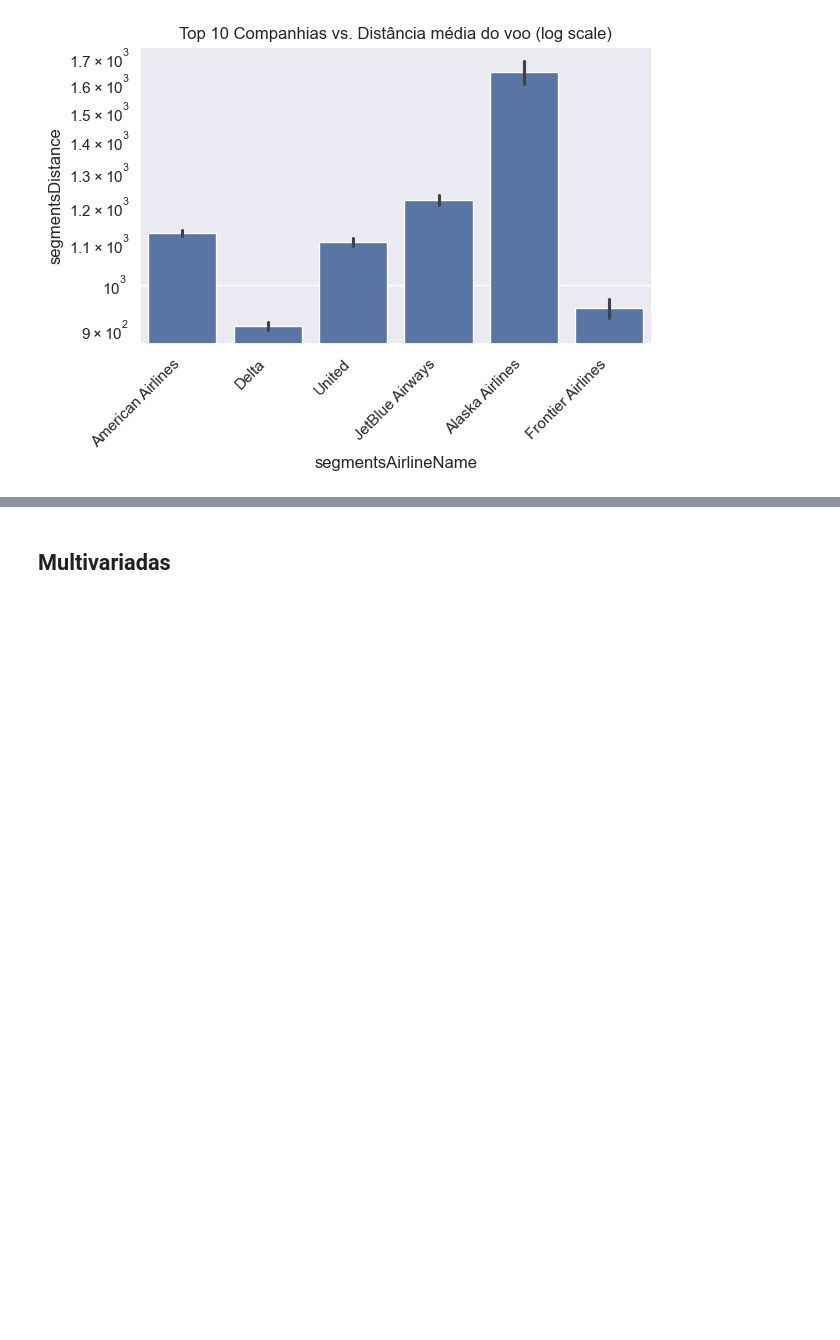
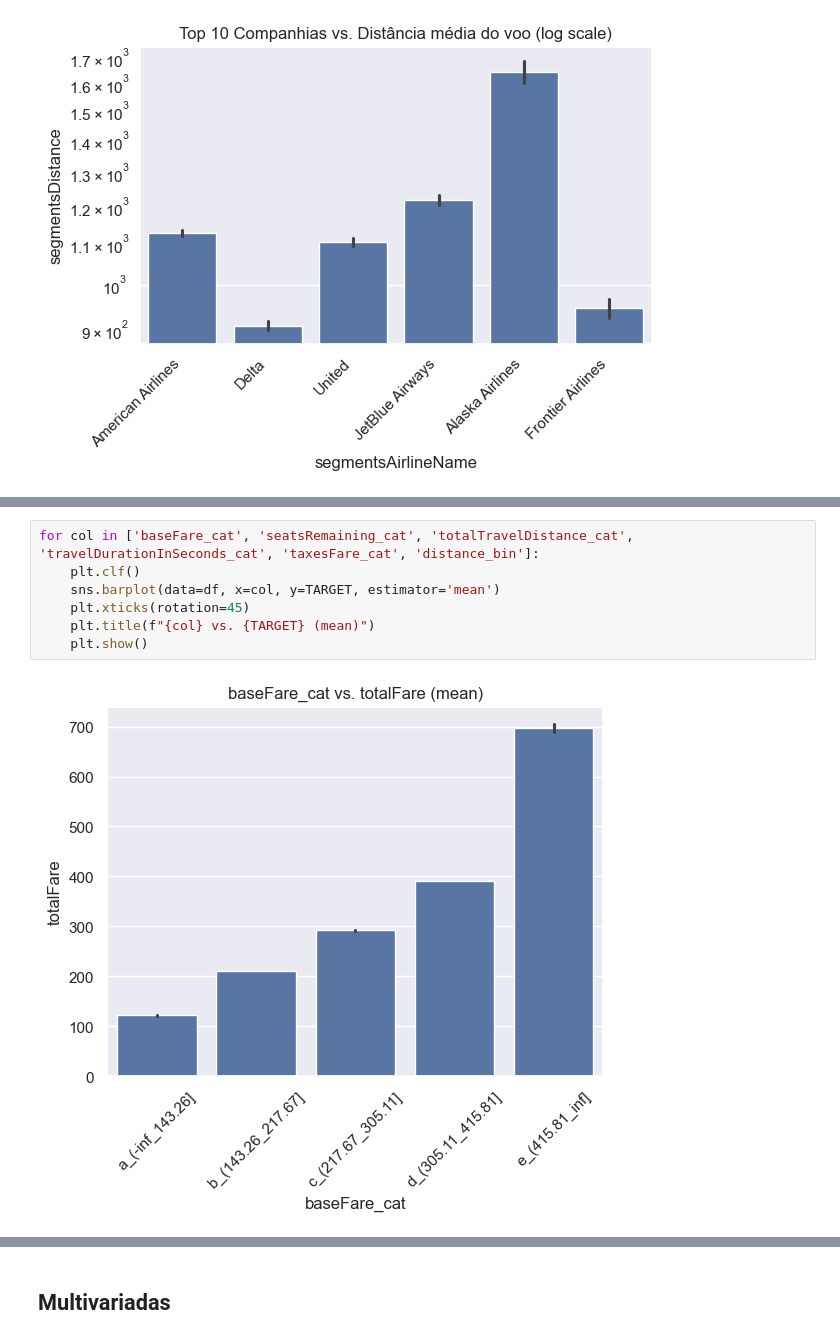
Before and after one commit to vitornuness/ads_2025_passagem_aerea, a Jupyter notebook: notebooks/2_eda.ipynb, the cells around one changed output, grey strips where cells are left out. Cells and saved outputs as stored; diff of their text form; blank space fills up the shorter version.

```diff
--- a/notebooks/2_eda.ipynb
+++ b/notebooks/2_eda.ipynb
@@ -256,0 +262,9 @@ plt.show()
+# %%
+for col in ['baseFare_cat', 'seatsRemaining_cat', 'totalTravelDistance_cat', 'travelDurationInSeconds_cat', 'taxesFare_cat', 'distance_bin']:
+    plt.clf()
+    sns.barplot(data=df, x=col, y=TARGET, estimator='mean')
+    plt.xticks(rotation=45)
+    plt.title(f"{col} vs. {TARGET} (mean)")
+    plt.show()
+# %% [output]
+[figure, added]
```
Also changed, not shown: parts of 2 cells of this notebook.
